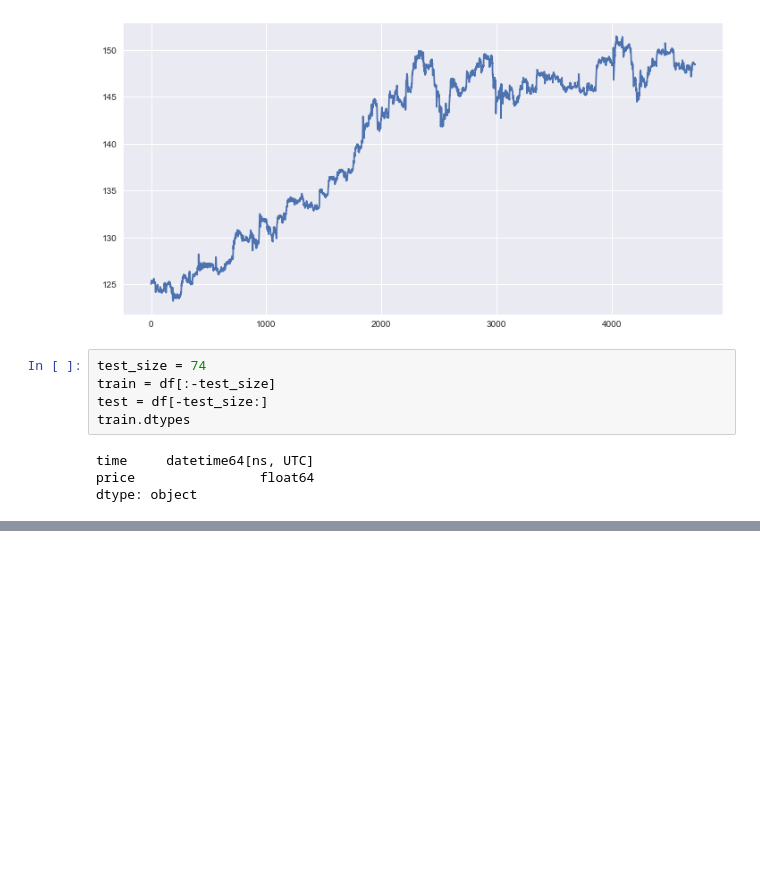
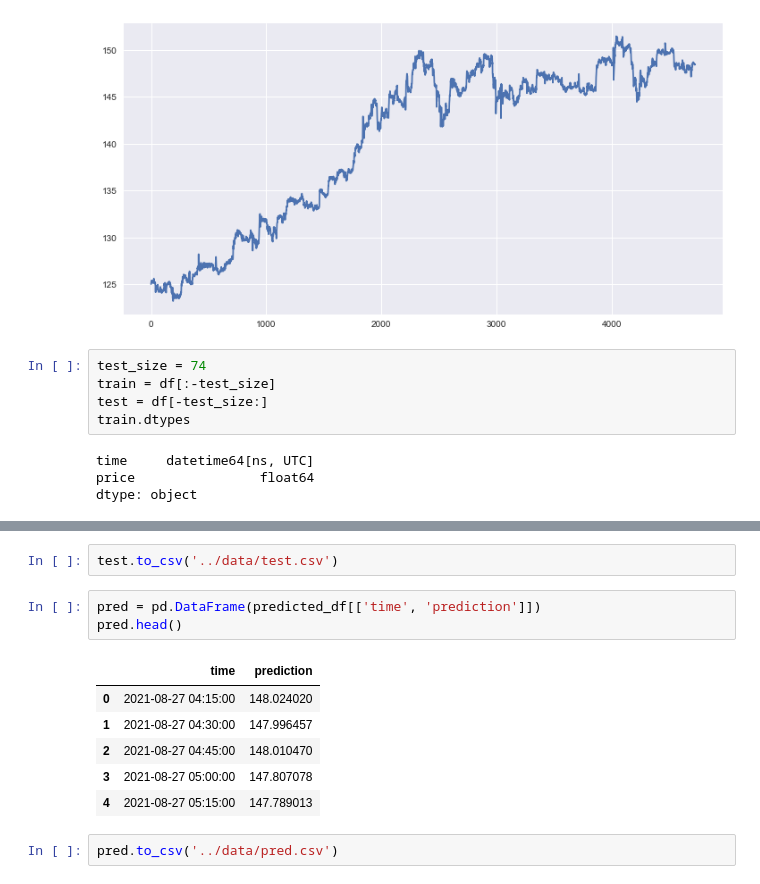
Before and after one commit to TheCopyNinjaDev/Stocks, a Jupyter notebook: notebooks/white.ipynb, the cells around one changed output, grey strips where cells are left out. Saved outputs shown, nothing was run; the diff lists cells and outputs as text; blank space fills up the shorter version.

```diff
--- a/notebooks/white.ipynb
+++ b/notebooks/white.ipynb
@@ -36,0 +89,14 @@ dtype: object
+# %%
+test.to_csv('../data/test.csv')
+# %%
+pred = pd.DataFrame(predicted_df[['time', 'prediction']])
+pred.head()
+# %% [output]
+|  | time | prediction |
+| 0 | 2021-08-27 04:15:00 | 148.024020 |
+| 1 | 2021-08-27 04:30:00 | 147.996457 |
+| 2 | 2021-08-27 04:45:00 | 148.010470 |
+| 3 | 2021-08-27 05:00:00 | 147.807078 |
+| 4 | 2021-08-27 05:15:00 | 147.789013 |
+# %%
+pred.to_csv('../data/pred.csv')
```
Also changed, not shown: parts of 6 cells of this notebook, 7 other files.
